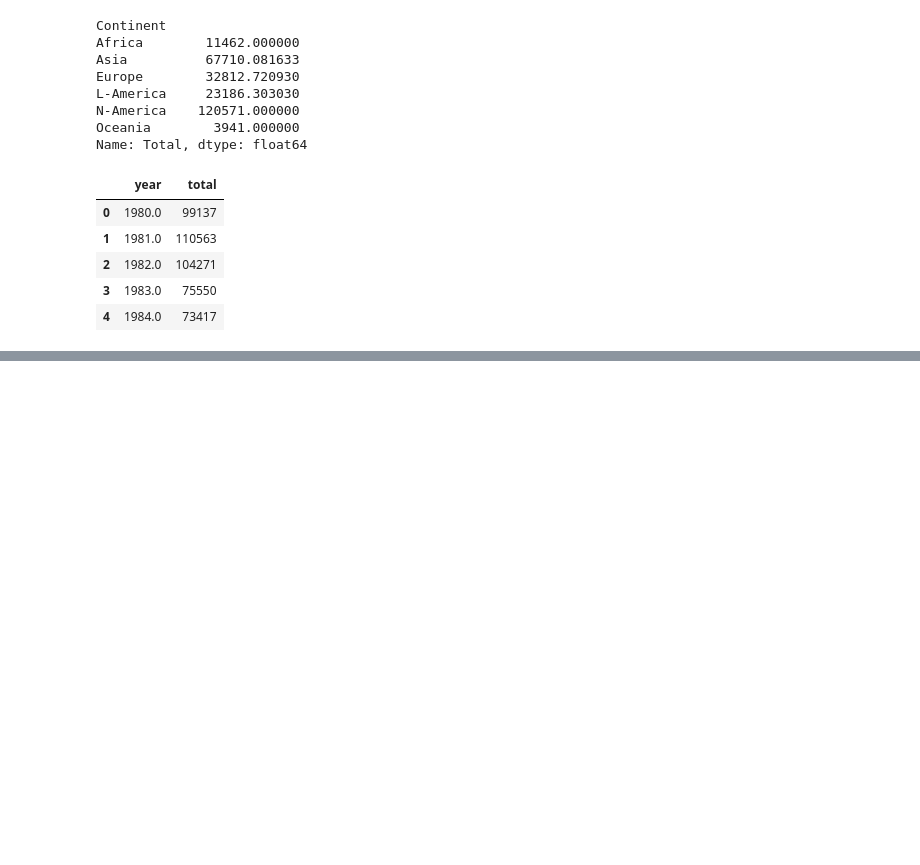
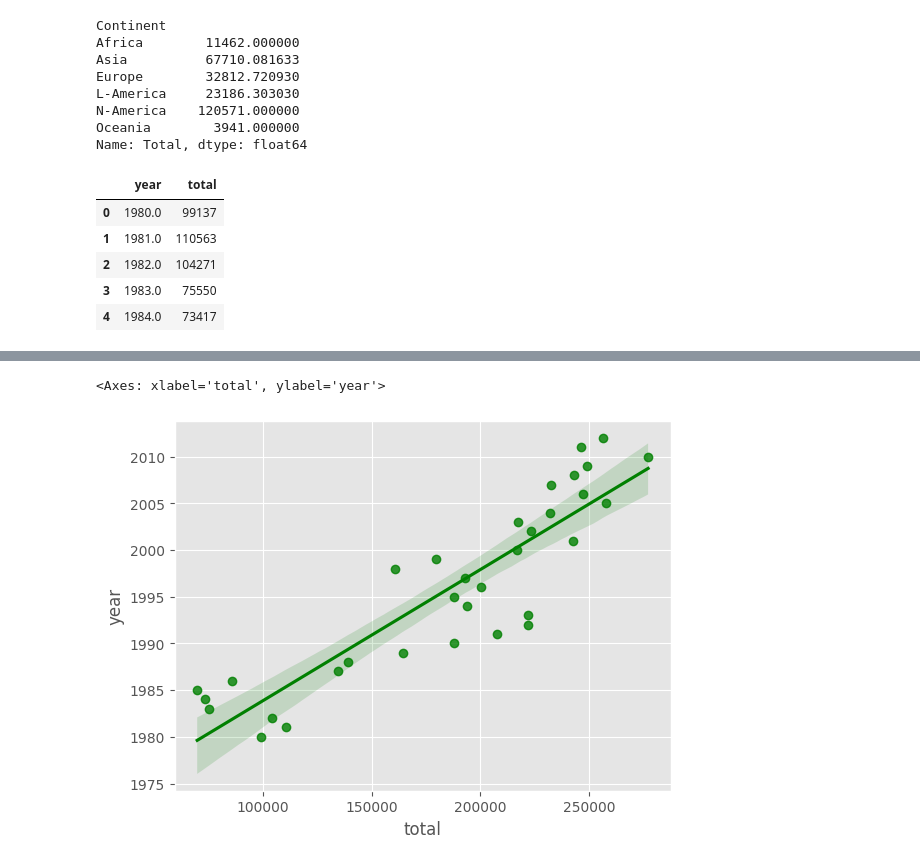
Before and after one commit to MachineTi-lab/IBM_Data_Visualization, a Jupyter notebook: Waffle_Charts .ipynb, the cells around one changed output, grey strips where cells are left out. Saved outputs shown, nothing was run; the diff lists cells and outputs as text; code cells hidden in the pictures; blank space fills up the shorter version.

```diff
--- a/Waffle_Charts .ipynb
+++ b/Waffle_Charts .ipynb
@@ -291,0 +297,5 @@ df_tot.head()
+# %%
+sns.regplot(x = "total" , y = "year" , data = df_tot , color = "green")
+# %% [output]
+<Axes: xlabel='total', ylabel='year'>
+[figure, added]
```
Also changed, not shown: parts of 14 cells of this notebook.
